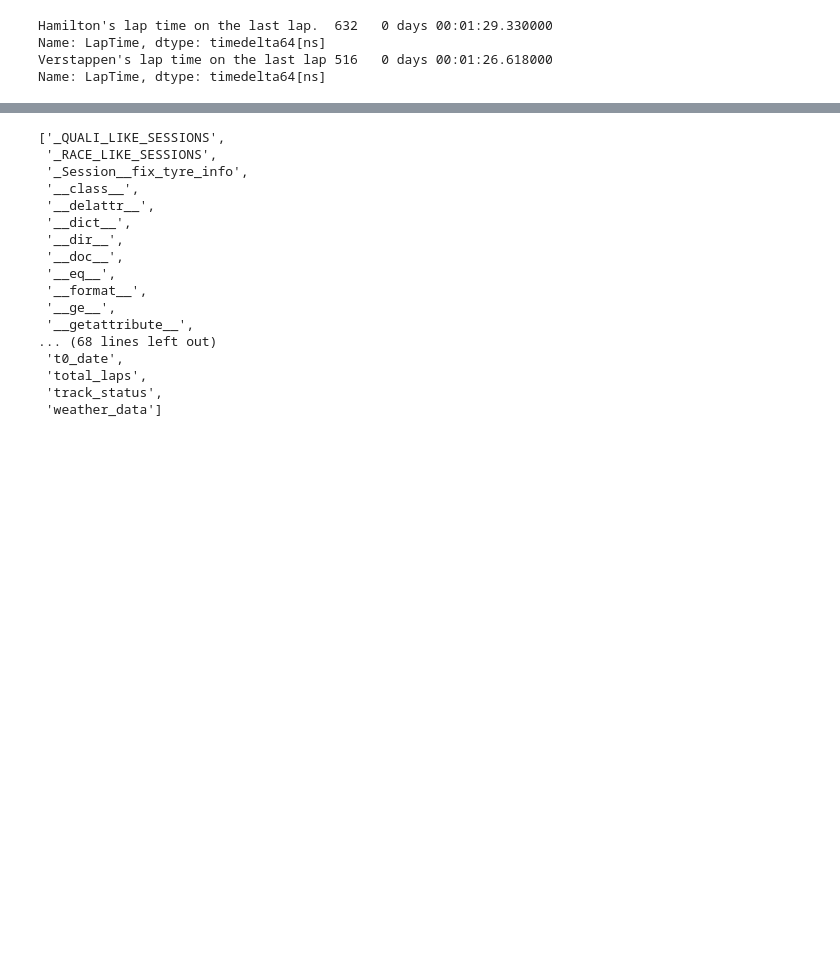
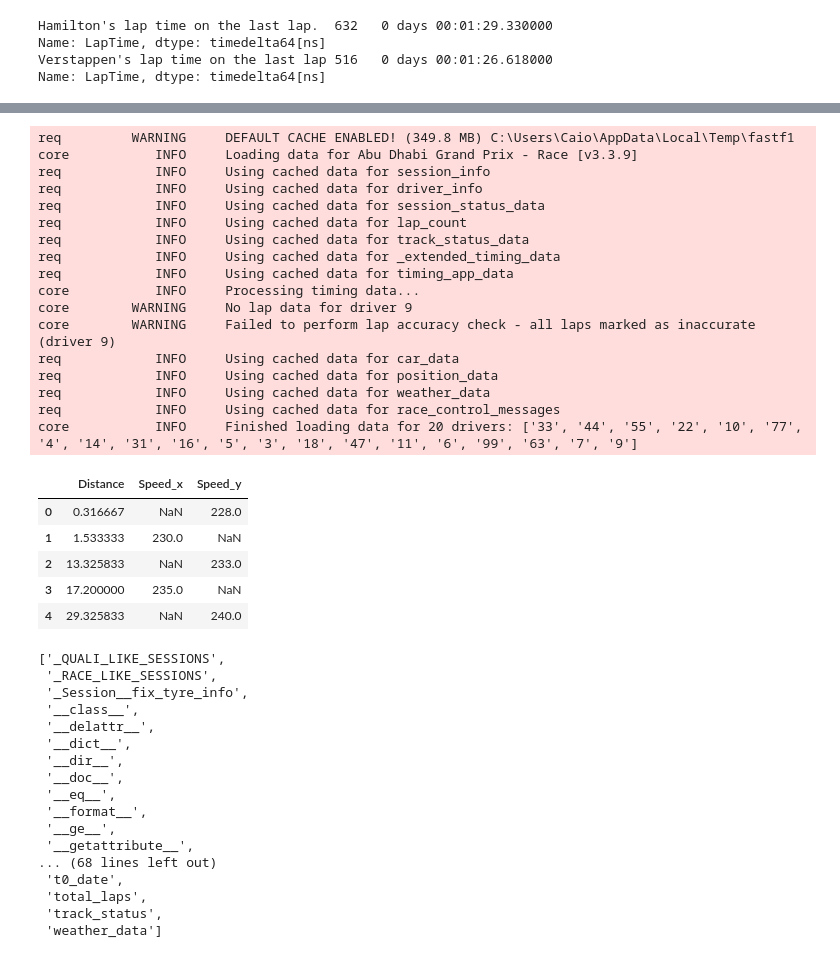
Before and after one commit to caiolacerdamt/f1-project, a Jupyter notebook: main.ipynb, the cells around one changed output, grey strips where cells are left out. Cells and saved outputs as stored; diff of their text form; code cells hidden in the pictures; blank space fills up the shorter version.

```diff
--- a/main.ipynb
+++ b/main.ipynb
@@ -101,4 +110,22 @@ Name: LapTime, dtype: timedelta64[ns]
 # %%
 ver_tel = ver_lastlap.get_car_data().add_distance()
 ham_tel = ham_lastlap.get_car_data().add_distance()
+# %%
+def ham_tel():
+    race = ff1.get_session(2021, "Yas Marina", "R")
+    race.load()
+    laps = race.laps
+    ham_lap = laps.pick_driver('HAM')
+    ham_lastlap = ham_lap[ham_lap.LapNumber == 58]
+    ham_tel = ham_lastlap.get_car_data().add_distance()
+    return ham_tel
+# %%
+def ver_tel():
+    race = ff1.get_session(2021, "Yas Marina", "R")
+    race.load()
+    laps = race.laps
+    ver_lap = laps.pick_driver('HAM')
+    ver_lastlap = ver_lap[ver_lap.LapNumber == 58]
+    ver_tel = ver_lastlap.get_car_data().add_distance()
+    return ver_tel
 # %%
@@ -134,3 +177,59 @@ plt.show()
+# %%
+def plotar_grafico():
+    race = ff1.get_session(2021, "Yas Marina", "R")
+    race.load()
+    laps = race.laps
+
+    ver_lap = laps.pick_driver('VER')
+    ver_lastlap = ver_lap[ver_lap.LapNumber == 58]
+    ver_tel = ver_lastlap.get_car_data().add_distance()
+    ver_tel_speed = ver_tel[["Distance", "Speed"]]
+
+    ham_lap = laps.pick_driver('HAM')
+    ham_lastlap = ham_lap[ham_lap.LapNumber == 58]
+    ham_tel = ham_lastlap.get_car_data().add_distance()
+    ham_tel_speed = ham_tel[["Distance", "Speed"]]
+
+    return ver_tel_speed, ham_tel_speed
+    # rbr_color = ff1.plotting.team_color('RBR')
+    # mer_color = ff1.plotting.team_color('MER')
+
+    # plt.rcParams['figure.figsize'] = [16,8]
+    # fig, ax = plt.subplots()
+
+    # fig.suptitle('Comparison of Telemetry from the Last Lap')
+
+    # ax.plot(ver_tel['Distance'], ver_tel['Speed'], label='VER', color=rbr_color)
+    # ax.plot(ham_tel['Distance'], ham_tel['Speed'], label='HAM', color=mer_color)
+    # ax.set_xlabel('Distance in M')
+    # ax.set_ylabel('Speed in KM/H')
+    # ax.legend()
+
+    # return fig
+# %% [output]
+req         WARNING     DEFAULT CACHE ENABLED! (349.8 MB) C:\Users\Caio\AppData\Local\Temp\fastf1
+core           INFO     Loading data for Abu Dhabi Grand Prix - Race [v3.3.9]
+req            INFO     Using cached data for session_info
+req            INFO     Using cached data for driver_info
+req            INFO     Using cached data for session_status_data
+req            INFO     Using cached data for lap_count
+req            INFO     Using cached data for track_status_data
+req            INFO     Using cached data for _extended_timing_data
+req            INFO     Using cached data for timing_app_data
+core           INFO     Processing timing data...
+core        WARNING     No lap data for driver 9
+core        WARNING     Failed to perform lap accuracy check - all laps marked as inaccurate (driver 9)
+req            INFO     Using cached data for car_data
+req            INFO     Using cached data for position_data
+req            INFO     Using cached data for weather_data
+req            INFO     Using cached data for race_control_messages
+core           INFO     Finished loading data for 20 drivers: ['33', '44', '55', '22', '10', '77', '4', '14', '31', '16', '5', '3', '18', '47', '11', '6', '99', '63', '7', '9']
+|  | Distance | Speed_x | Speed_y |
+| 0 | 0.316667 | NaN | 228.0 |
+| 1 | 1.533333 | 230.0 | NaN |
+| 2 | 13.325833 | NaN | 233.0 |
+| 3 | 17.200000 | 235.0 | NaN |
+| 4 | 29.325833 | NaN | 240.0 |
 # %%
 dir(race)
 # %% [output]
```
Also changed, not shown: parts of 6 cells of this notebook, 2 other files.
